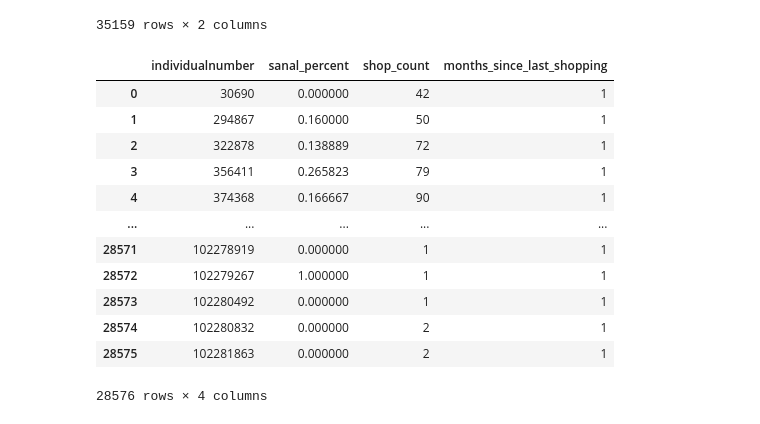
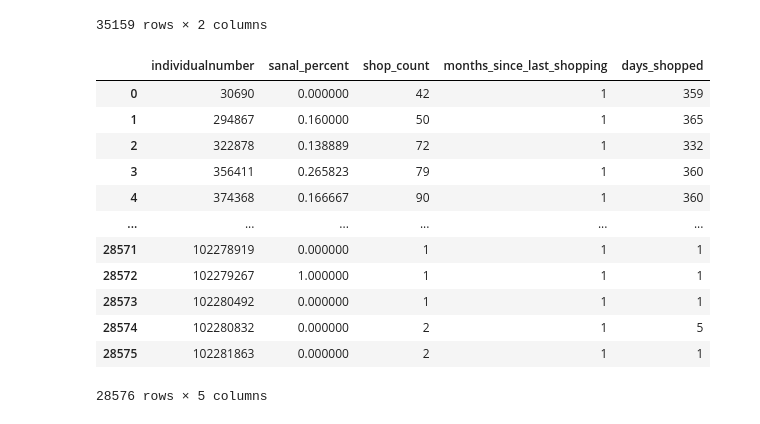
Before and after one commit to Enesaydnn7/MigrosDatathon, a Jupyter notebook: scripts/data_preprocessing.ipynb, the cells around one changed output. Drawn from its saved outputs; the diff is of its cells as text; code cells hidden in the pictures.

```diff
--- a/scripts/data_preprocessing.ipynb
+++ b/scripts/data_preprocessing.ipynb
@@ -133,6 +125,7 @@ freq                  49                 1
 # basket id - individual number match
 # individual_number - sanal and non-sanal shopping counts match
 # individual_number - days_since_last_shopping match
+# individual_number - shopping_range match
 
 # Basket id - individual number match:
 shopping_by_individual_number = pd.merge(shopping_by_card_number,cardnumber_to_individualnumber,how='inner',on='cardnumber')
@@ -144,46 +137,70 @@ basket_id_to_individual_number
 
 # Individual_number - sanal, non-sanal shopping counts:
 individual_shopping_details = pd.DataFrame()
 
 by_individual = shopping_by_individual_number.groupby("individualnumber")
 individual_sanal_mean = by_individual["is_sanal"].mean().to_dict()
 
 individual_shopping_details["individualnumber"] = individual_sanal_mean.keys()
 individual_shopping_details["sanal_percent"] = individual_sanal_mean.values()
 individual_shopping_details["shop_count"] = by_individual["basketid"].count().values
 
 # Individual_number - months_since_last_shopping (from 2022 january):
 
 last_shop_dates = by_individual["date_of_transaction"].max()
+
 individual_to_months_since_last_shopping = {}
 for individual, last_date in last_shop_dates.items():
     last_date_str = str(last_date)
     if last_date_str == "2021-12-01":
         last_date_str = "2021-11-30"
 
     year = int(last_date_str[:4])
     month = int(last_date_str[5:7])
     months_since_last_shopping = 12 * (2021 - year) + (12 - month)
     individual_to_months_since_last_shopping[individual] = months_since_last_shopping
 
 individual_shopping_details["months_since_last_shopping"] = individual_to_months_since_last_shopping.values()
 
+# Individual_number - shopping range:
+first_shop_dates = by_individual["date_of_transaction"].min()
+individual_to_shopping_range = {}
+
+for individual, first_date in first_shop_dates.items():
+    first_date_str = str(first_date)
+    f_year = int(first_date_str[:4])
+    f_month = int(first_date_str[5:7])
+    f_day = int(first_date_str[8:])
+    first_date = datetime.date(f_year, f_month, f_day)
+
+
+    last_date_str = last_shop_dates[individual]
+    l_year = int(last_date_str[:4])
+    l_month = int(last_date_str[5:7])
+    l_day = int(last_date_str[8:])
+    last_date = datetime.date(l_year, l_month, l_day)
+
+    delta_days = (last_date - first_date).days
+    individual_to_shopping_range[individual] = delta_days + 1
+
+individual_shopping_details["days_shopped"] = individual_to_shopping_range.values()
+
 # Resulting df:
 individual_shopping_details
 # %% [output]
-|  | individualnumber | sanal_percent | shop_count | months_since_last_shopping |
-| 0 | 30690 | 0.000000 | 42 | 1 |
-| 1 | 294867 | 0.160000 | 50 | 1 |
-| 2 | 322878 | 0.138889 | 72 | 1 |
-| 3 | 356411 | 0.265823 | 79 | 1 |
-| 4 | 374368 | 0.166667 | 90 | 1 |
-| ... | ... | ... | ... | ... |
-| 28571 | 102278919 | 0.000000 | 1 | 1 |
-| 28572 | 102279267 | 1.000000 | 1 | 1 |
-| 28573 | 102280492 | 0.000000 | 1 | 1 |
-| 28574 | 102280832 | 0.000000 | 2 | 1 |
-| 28575 | 102281863 | 0.000000 | 2 | 1 |
+|  | individualnumber | sanal_percent | shop_count | months_since_last_shopping | days_shopped |
+| 0 | 30690 | 0.000000 | 42 | 1 | 359 |
+| 1 | 294867 | 0.160000 | 50 | 1 | 365 |
+| 2 | 322878 | 0.138889 | 72 | 1 | 332 |
+| 3 | 356411 | 0.265823 | 79 | 1 | 360 |
+| 4 | 374368 | 0.166667 | 90 | 1 | 360 |
+| ... | ... | ... | ... | ... | ... |
+| 28571 | 102278919 | 0.000000 | 1 | 1 | 1 |
+| 28572 | 102279267 | 1.000000 | 1 | 1 | 1 |
+| 28573 | 102280492 | 0.000000 | 1 | 1 | 1 |
+| 28574 | 102280832 | 0.000000 | 2 | 1 | 5 |
+| 28575 | 102281863 | 0.000000 | 2 | 1 | 1 |
-28576 rows × 4 columns
+28576 rows × 5 columns
 # %%
 # Read transaction sale file:
 transaction_sale = pd.read_csv("../data/transaction_sale/transaction_sale.csv")
```
Also changed, not shown: parts of 16 cells of this notebook, 2 other files.
